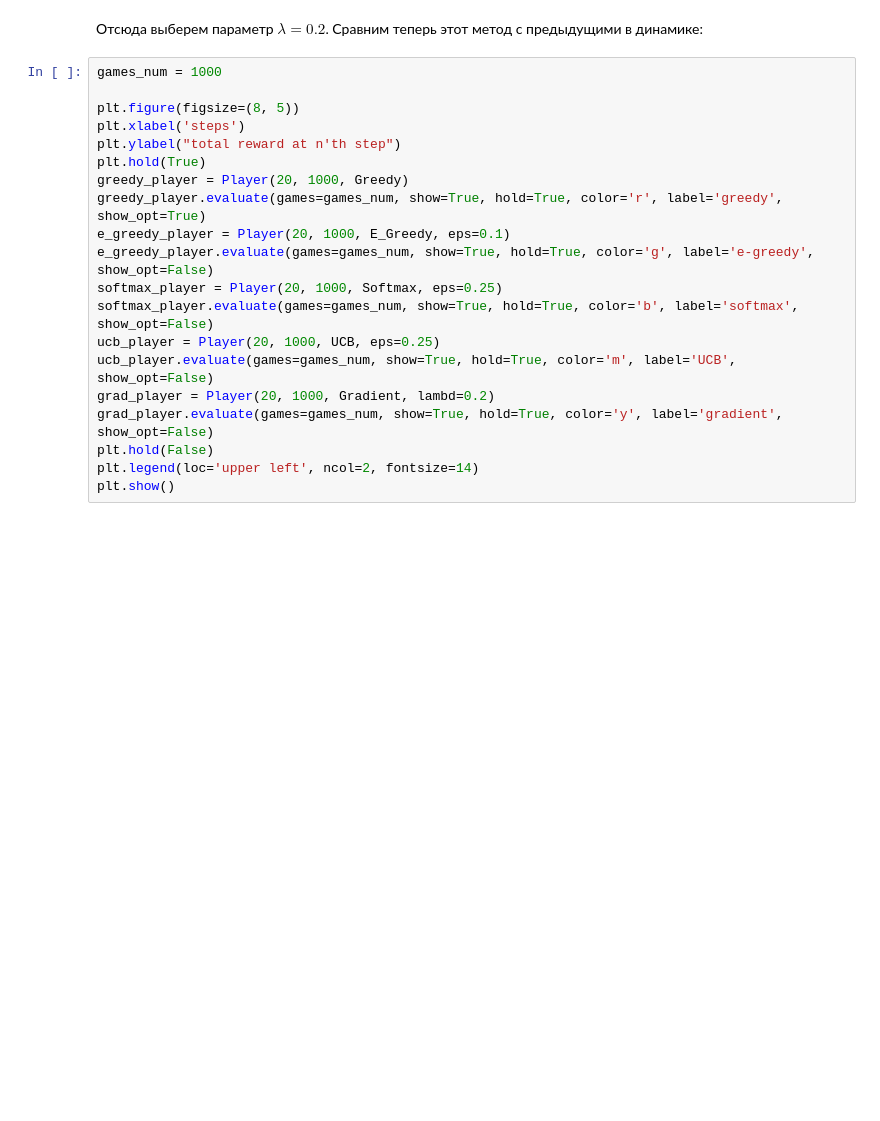
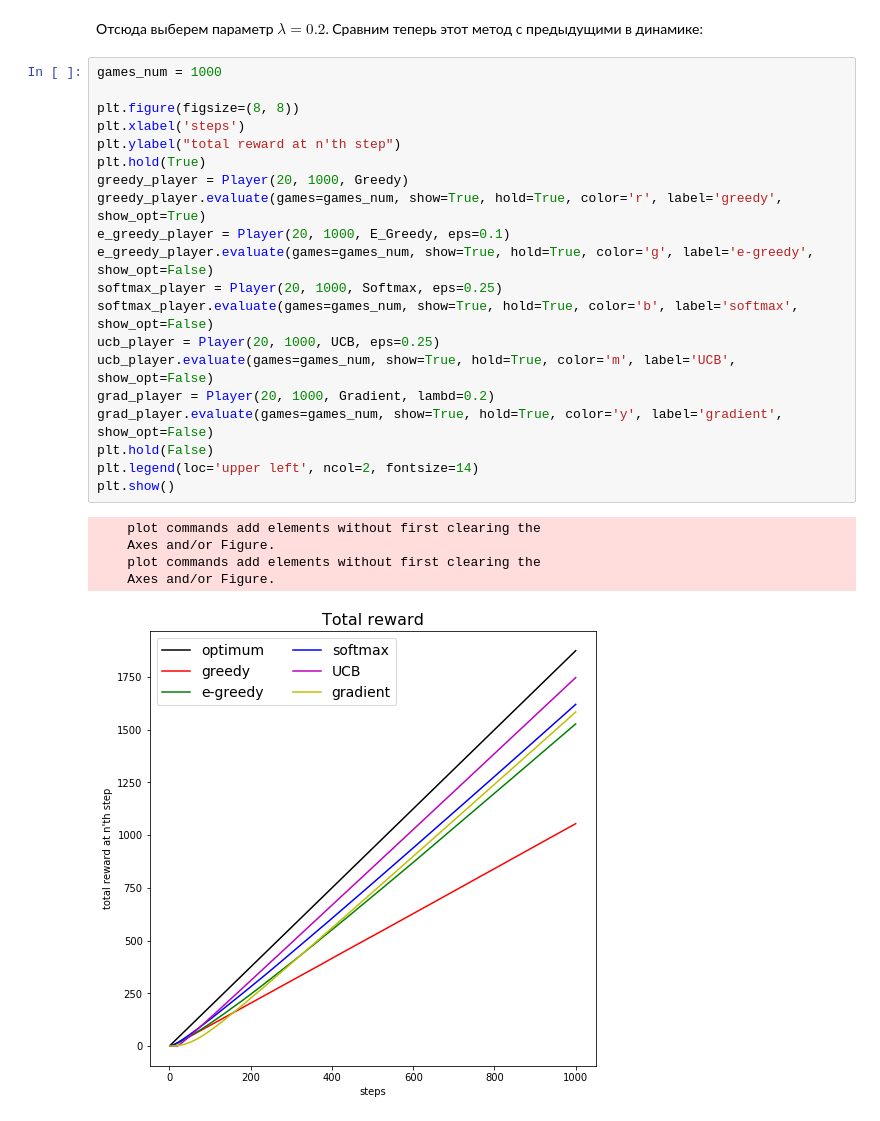
Before and after one commit to v-sopov/renju, a Jupyter notebook: lab4-1.ipynb, the cells around one changed output. Cells and saved outputs as stored; diff of their text form; blank space fills up the shorter version.

Commit message:
Reloaded first part

```diff
--- a/lab4-1.ipynb
+++ b/lab4-1.ipynb
@@ -367,20 +389,26 @@ print("Max result:", str(max(grad_results)) + "%")
 # %%
 games_num = 1000
 
-plt.figure(figsize=(8, 5))
+plt.figure(figsize=(8, 8))
 plt.xlabel('steps')
 plt.ylabel("total reward at n'th step")
 plt.hold(True)
 greedy_player = Player(20, 1000, Greedy)
 greedy_player.evaluate(games=games_num, show=True, hold=True, color='r', label='greedy', show_opt=True)
 e_greedy_player = Player(20, 1000, E_Greedy, eps=0.1)
 e_greedy_player.evaluate(games=games_num, show=True, hold=True, color='g', label='e-greedy', show_opt=False)
 softmax_player = Player(20, 1000, Softmax, eps=0.25)
 softmax_player.evaluate(games=games_num, show=True, hold=True, color='b', label='softmax', show_opt=False)
 ucb_player = Player(20, 1000, UCB, eps=0.25)
 ucb_player.evaluate(games=games_num, show=True, hold=True, color='m', label='UCB', show_opt=False)
 grad_player = Player(20, 1000, Gradient, lambd=0.2)
 grad_player.evaluate(games=games_num, show=True, hold=True, color='y', label='gradient', show_opt=False)
 plt.hold(False)
 plt.legend(loc='upper left', ncol=2, fontsize=14)
 plt.show()
+# %% [output]
+    plot commands add elements without first clearing the
+    Axes and/or Figure.
+    plot commands add elements without first clearing the
+    Axes and/or Figure.
+[figure, added]
```
Also changed, not shown: parts of 5 cells of this notebook.
